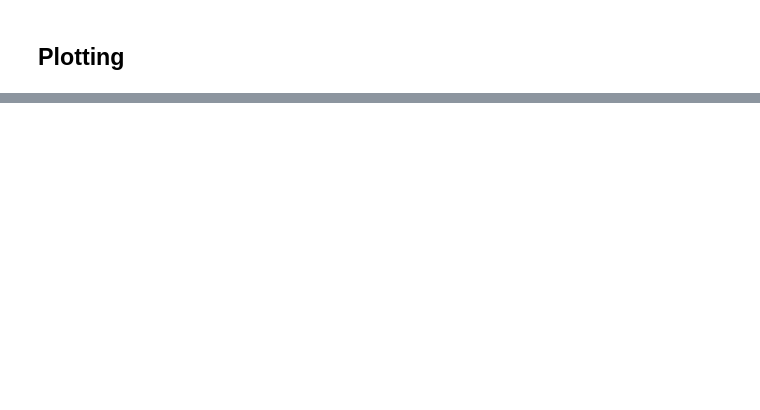
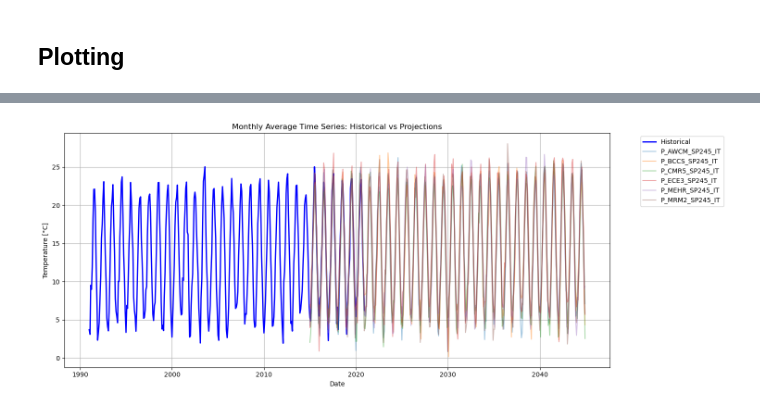
Before and after one commit to ecmwf-training/2025-entsoe-training, a Jupyter notebook: _build/html/_sources/climate-change-impacts.ipynb, the cells around one changed output, grey strips where cells are left out. Cells and saved outputs as stored; diff of their text form; code cells hidden in the pictures; blank space fills up the shorter version.

```diff
--- a/_build/html/_sources/climate-change-impacts.ipynb
+++ b/_build/html/_sources/climate-change-impacts.ipynb
@@ -892,17 +395,0 @@ Let's go back to the ugly plot
-# %%
-plt.figure(figsize=(15, 6))
-
-# Plot historical line (blue)
-plt.plot(hist_monthly.index, hist_monthly["H"], label="Historical", color="blue", linewidth=2)
-# Plot all projections (gray lines with alpha for transparency)
-for col in proj_monthly.columns:
-    plt.plot(proj_monthly.index, proj_monthly[col], label=col, alpha=0.4)
-
-# Highlight plot settings
-plt.title("Monthly Average Time Series: Historical vs Projections")
-plt.xlabel("Date")
-plt.ylabel("Temperature [°C]")
-plt.grid(True)
-plt.legend(bbox_to_anchor=(1.05, 1), loc="upper left", ncol=1)
-plt.tight_layout()
-plt.show()
@@ -1090,0 +398,23 @@ print(summary_table.to_string(index=False))
+# %%
+# For simplicity we can separately define the historical and projection columns of the df
+df_hist = df.loc[:, df.columns.str.startswith('H')]
+df_proj = df.loc[:, df.columns.str.startswith('P')]
+
+plt.figure(figsize=(15, 6))
+
+# Plot historical line (blue)
+plt.plot(df_hist.index, df_hist, label="Historical", color="blue", linewidth=2)
+# Plot all projections (gray lines with alpha for transparency)
+for col in df_proj.columns:
+    plt.plot(df_proj.index, df_proj[col], label=col, alpha=0.4)
+
+# Highlight plot settings
+plt.title("Monthly Average Time Series: Historical vs Projections")
+plt.xlabel("Date")
+plt.ylabel(f"Temperature [{units}]")
+plt.grid(True)
+plt.legend(bbox_to_anchor=(1.05, 1), loc="upper left", ncol=1)
+plt.tight_layout()
+plt.show()
+# %% [output]
+[figure, added]
```
Also changed, not shown: parts of 137 cells of this notebook, 21 other files.
